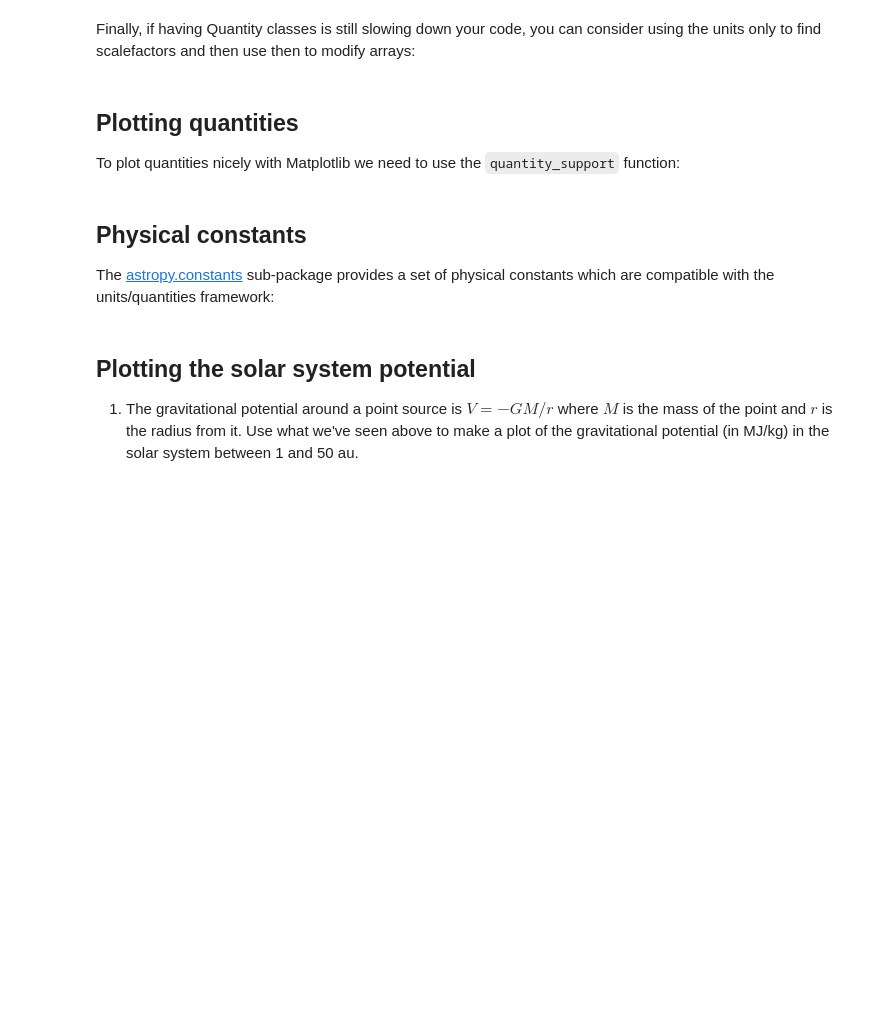
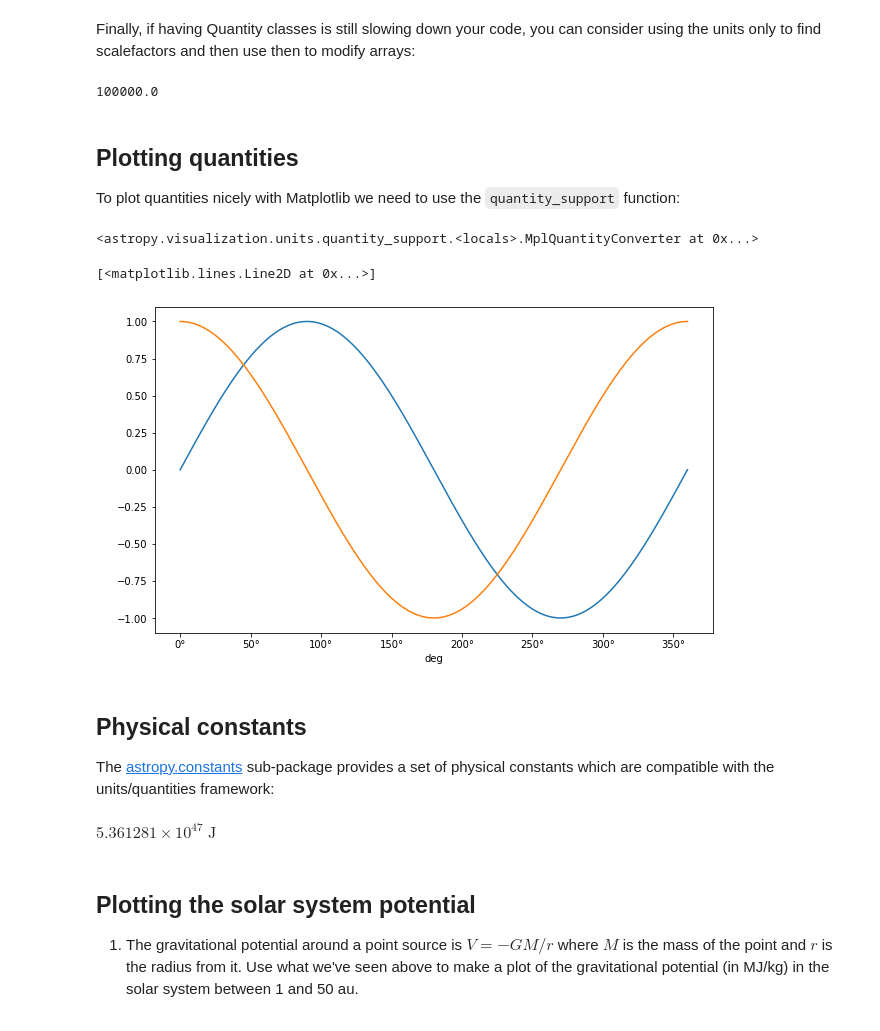
Before and after one commit to bsipocz/ASTR497, a Jupyter notebook: astropy_notebooks/01-units.ipynb, the cells around one changed output. Cells and saved outputs as stored; diff of their text form; code cells hidden in the pictures; blank space fills up the shorter version.

```diff
--- a/astropy_notebooks/01-units.ipynb
+++ b/astropy_notebooks/01-units.ipynb
@@ -148,3 +345,6 @@ If you want to print quantities using formatting, you can use ``.value`` and ``.
 ## Using quantities with Numpy functions
 
 Quantities work as expected with a number of Numpy functions (though not all):
+# %%
+angle = np.linspace(0, 360, 1000) * u.deg
+np.cos(angle)[:5]
@@ -159,7 +391,22 @@ Finally, if having Quantity classes is still slowing down your code, you can con
+# %%
+kms_to_cgs
+# %% [output]
+100000.0
 # %% [markdown]
 ## Plotting quantities
 
 To plot quantities nicely with Matplotlib we need to use the ``quantity_support`` function:
+# %%
+from astropy.visualization import quantity_support
+quantity_support()
+# %% [output]
+<astropy.visualization.units.quantity_support.<locals>.MplQuantityConverter at 0x...>
+# %%
+plt.plot(angle, np.sin(angle))
+plt.plot(angle.to(u.rad), np.cos(angle))
+# %% [output]
+[<matplotlib.lines.Line2D at 0x...>]
+[figure, added]
 # %% [markdown]
 ## Physical constants
 
@@ -167,3 +416,8 @@ The [astropy.constants](https://docs.astropy.org/en/stable/constants/index.html)
+# %%
+E = 3 * M_sun * c ** 2
+E.to(u.J)
+# %% [output]
+$5.361281 \times 10^{47} \; \mathrm{J}$
 # %% [markdown]
 
 <section class="challenge panel panel-success">
```
Also changed, not shown: parts of 52 cells of this notebook, 2 other files.
